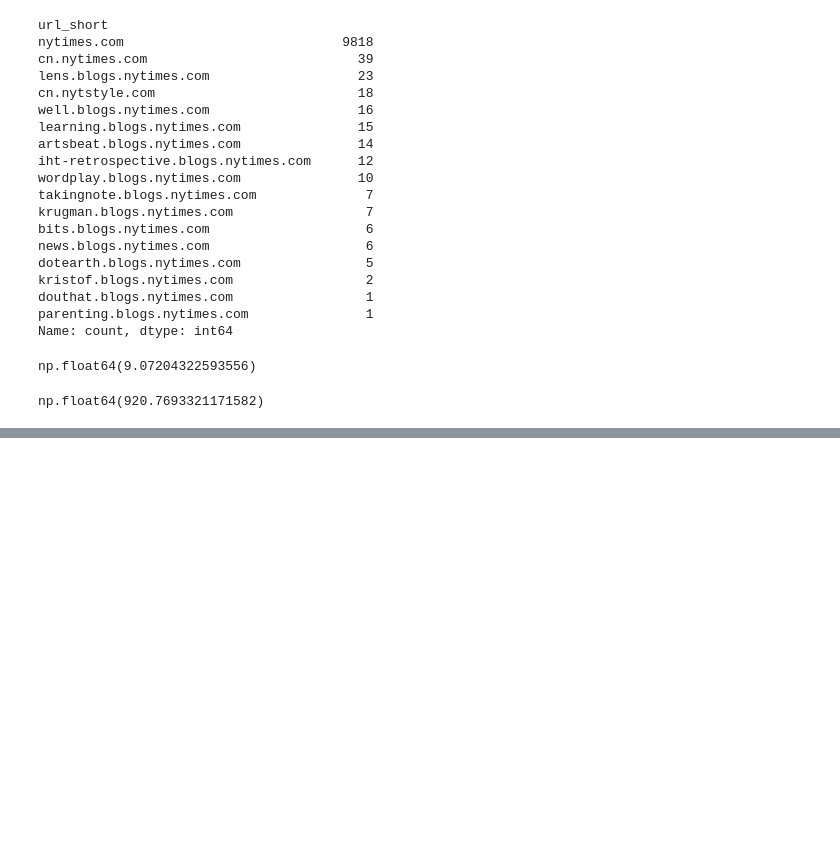
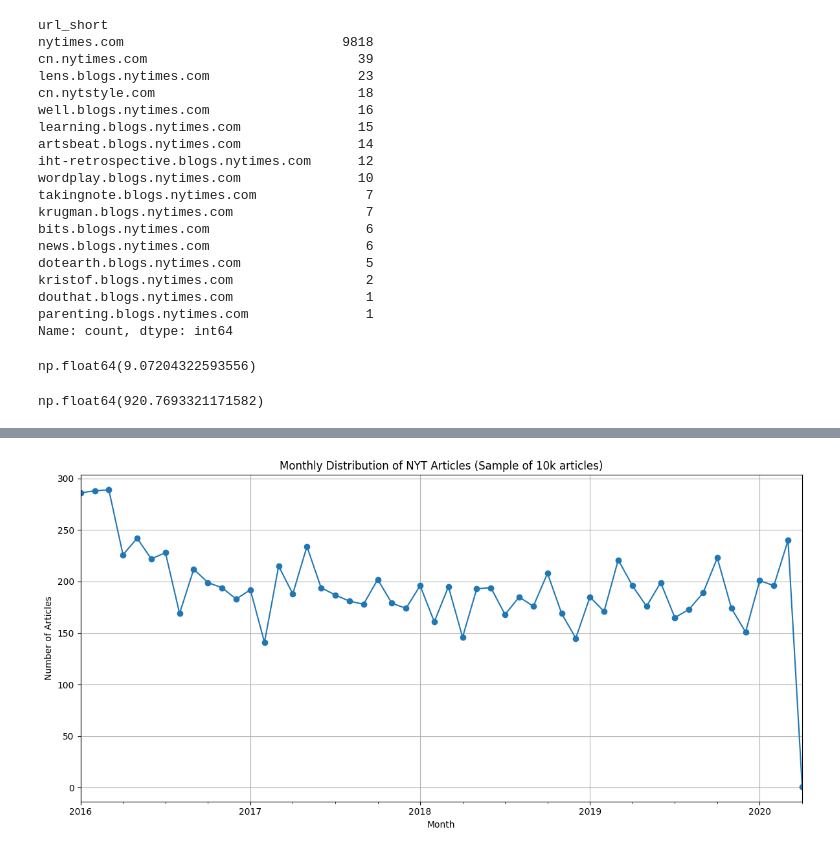
Before and after one commit to Benemrxr/project-ds4pp-eth2025, a Jupyter notebook: data/national-news.ipynb, the cells around one changed output, grey strips where cells are left out. Saved outputs shown, nothing was run; the diff lists cells and outputs as text; code cells hidden in the pictures; blank space fills up the shorter version.

```diff
--- a/data/national-news.ipynb
+++ b/data/national-news.ipynb
@@ -131 +102,25 @@ Note: you may need to restart the kernel to use updated packages.
 [figure]
+# %%
+# Distribution of articles over time (sample)
+import pandas as pd
+import matplotlib.pyplot as plt
+
+# ensure 'date' is datetime
+df_nyt_sample['date'] = pd.to_datetime(df_nyt_sample['date'], errors='coerce')
+
+# count articles per month
+monthly_counts = df_nyt_sample.set_index('date') \
+    .resample('M') \
+    .size()
+
+# plot
+plt.figure(figsize=(12, 6))
+monthly_counts.plot(marker='o', linestyle='-')
+plt.title("Monthly Distribution of NYT Articles (Sample of 10k articles)")
+plt.xlabel("Month")
+plt.ylabel("Number of Articles")
+plt.grid(True)
+plt.tight_layout()
+plt.show()
+# %% [output]
+[figure, added]
```
Also changed, not shown: parts of 6 cells of this notebook, 1 other file.
